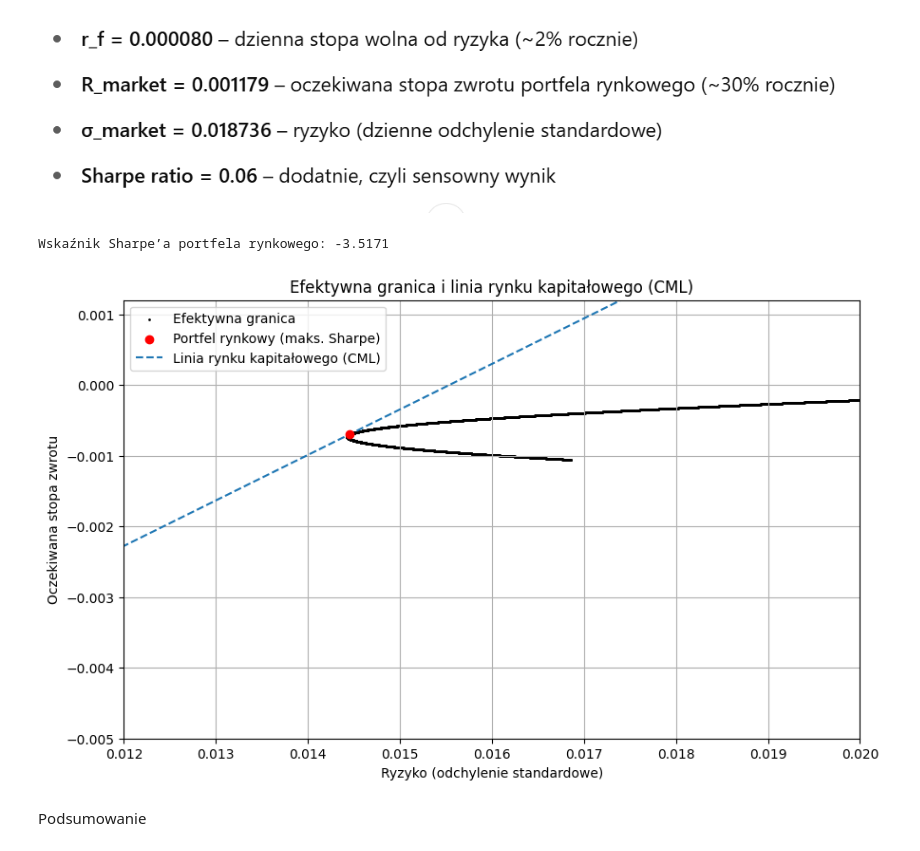
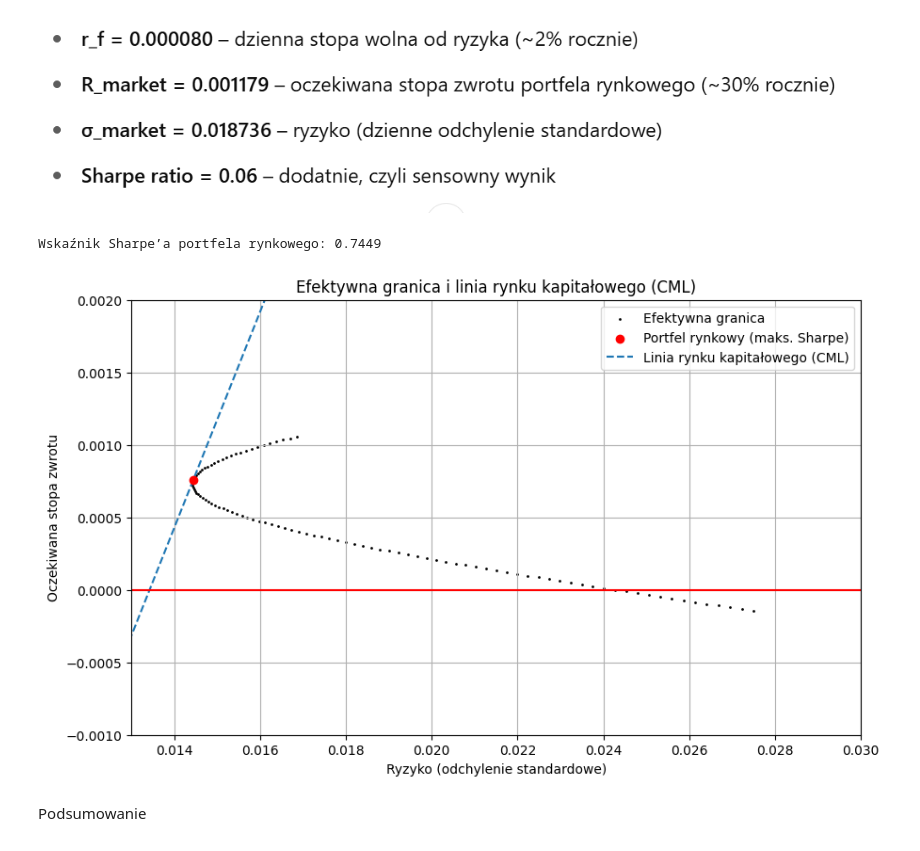
Before and after one commit to werpyr1003/Zarz-dzanie_ryzykiem_McDonald_Corporation, a Jupyter notebook: projekt_4/prez_4.ipynb, the cells around one changed output. Cells and saved outputs as stored; diff of their text form; code cells hidden in the pictures.

```diff
--- a/projekt_4/prez_4.ipynb
+++ b/projekt_4/prez_4.ipynb
@@ -64,7 +64,7 @@ print(correlation)
 # %%
 cov_matrix=np.cov([beef_returns, fuel_returns])
 ### TO DODALAM MINUSY
-mean_returns=np.array([-mean_returns_b, -mean_returns_f])
+mean_returns=np.array([mean_returns_b, mean_returns_f])
 std_devs=np.array([std_devs_b, std_devs_f])
 
 weights = np.array([0.5, 0.5])
@@ -183,7 +183,7 @@ zwrot: -0.0010584922842003712
 # %% [markdown]
 Wyniki dla stóp od 0.0008 do 0.001 co 0.00005
 # %%
-target_returns = np.linspace(mean_returns.min(), mean_returns.max(), 5000)
+target_returns = np.linspace(mean_returns.min(), mean_returns.max(), 100)
 risks = []
 weights_1 = []
 weights_2 = []
@@ -263,7 +263,7 @@ returns = pd.concat([beef_returns, fuel_returns], axis=1)
 #returns.columns = ['beef', 'fuel']  # nadaj nazwy, jeśli ich brak
 
 # Teraz policz średnie i odchylenia jako Series z nazwami
-mean_returns = -returns.mean()
+mean_returns = returns.mean()
 std_devs = returns.std()
 # %%
 mean_returns
@@ -320,10 +320,10 @@ Ryzyko: 0.0144
 sharpe_market = (R_market - r_f) / σ_market
 print(f"Wskaźnik Sharpe’a portfela rynkowego: {sharpe_market:.4f}")
 # %% [output]
-Wskaźnik Sharpe’a portfela rynkowego: -3.5171
+Wskaźnik Sharpe’a portfela rynkowego: 0.7449
 # %%
-#target_returns = np.linspace(mean_returns.min(), mean_returns.max(), 100)
-target_returns = np.linspace(mean_returns.min(), mean_returns.max(), 5000)
+target_returns = np.linspace(mean_returns.min(), mean_returns.max(), 100)
+
 
 risks = []
 A = np.dot(mean_returns.T, np.dot(inv_cov, mean_returns))
@@ -341,30 +341,31 @@ for R_target in target_returns:
 # %%
 import matplotlib.pyplot as plt
 
 plt.figure(figsize=(10, 6))
 
 # Efektywna granica
 plt.scatter(risks, target_returns, color = "black", s = 1, label='Efektywna granica')
 
 # Portfel rynkowy (tangency point)
 plt.scatter(σ_market, R_market, color='red', label='Portfel rynkowy (maks. Sharpe)', zorder=5)
 
 # CML – linia rynku kapitałowego
 σ_cml = np.linspace(0, max(risks), 100)
 R_cml = r_f + (R_market - r_f) / σ_market * σ_cml
 plt.plot(σ_cml, R_cml, label='Linia rynku kapitałowego (CML)', linestyle='--')
 
 # Oznaczenia
 plt.xlabel("Ryzyko (odchylenie standardowe)")
 plt.ylabel("Oczekiwana stopa zwrotu")
 plt.title("Efektywna granica i linia rynku kapitałowego (CML)")
-plt.ylim(-0.005,0.0012)
-plt.xlim(0.012,0.02)
+plt.ylim(-0.001,0.002)
+plt.xlim(0.013,0.03)
+plt.axhline(y=0, color='red')
 plt.legend()
 plt.grid(True)
 plt.show()
 # %% [output]
-[figure, old version]
+[figure, new version]
 # %% [markdown]
 Podsumowanie
 # %%
```
Also changed, not shown: parts of 11 cells of this notebook.
